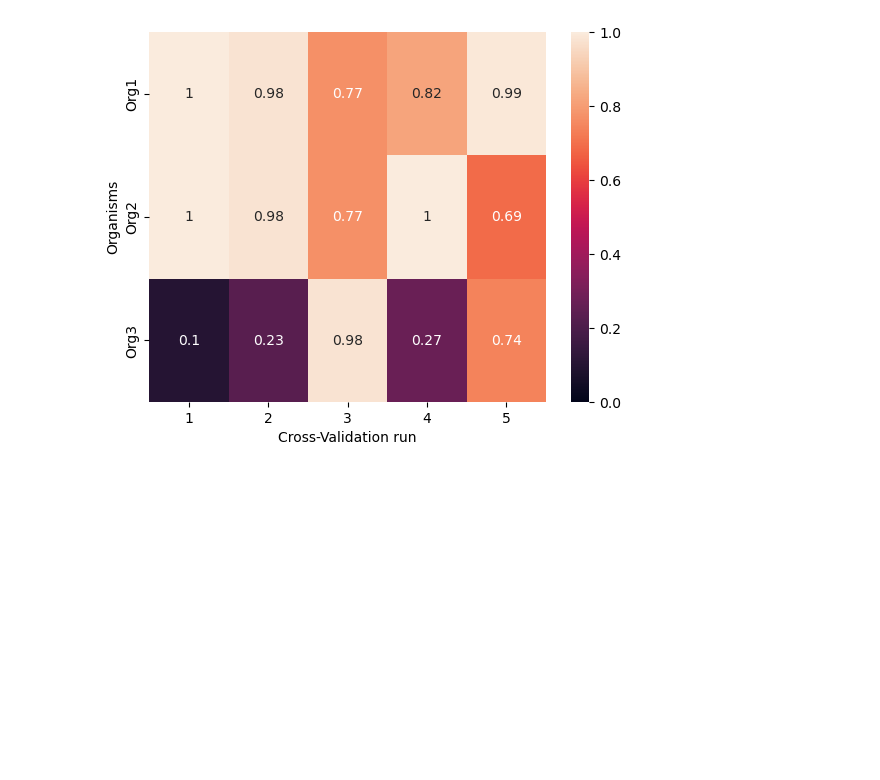
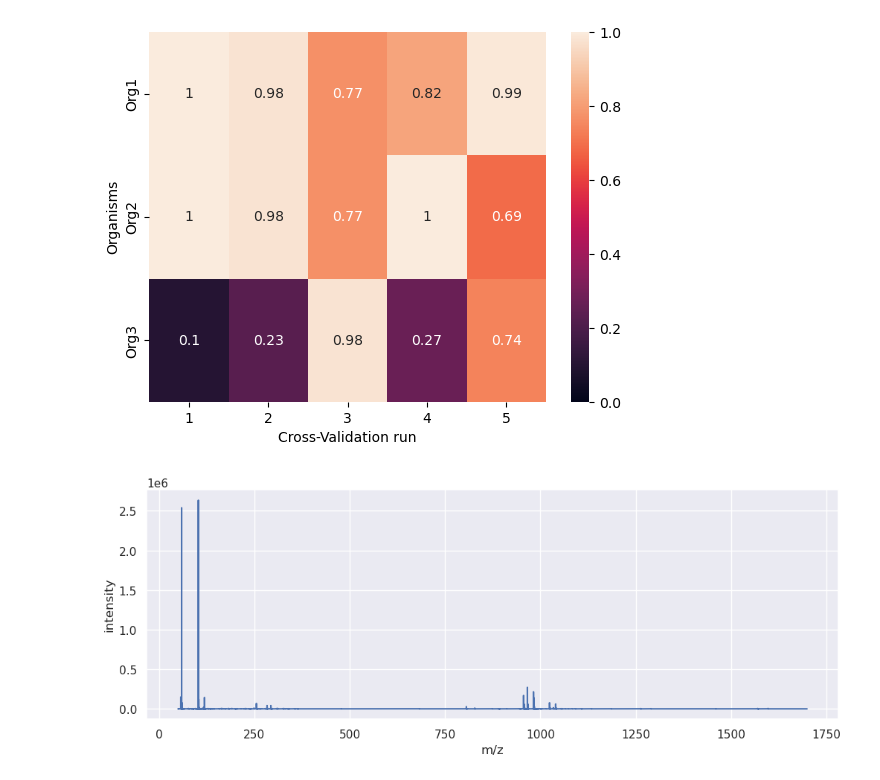
Before and after one commit to JosuaCarl/MStoML, a Jupyter notebook: skripts/Presentation/plot.ipynb, the cells around one changed output. Saved outputs shown, nothing was run; the diff lists cells and outputs as text; code cells hidden in the pictures; blank space fills up the shorter version.

```diff
--- a/skripts/Presentation/plot.ipynb
+++ b/skripts/Presentation/plot.ipynb
@@ -55,3 +55,9 @@ sns.heatmap(plot_df, vmin=0, vmax=1.0, annot=True)
 # %% [output]
 <Axes: xlabel='Cross-Validation run', ylabel='Organisms'>
 [figure]
+# %%
+exp = load_experiment("../../data/comm8_self/converted/msAV206_P3A1_neg.mzML")
+sns.set_theme(rc={"figure.figsize":(12, 4)})
+ax = sns.lineplot(pd.DataFrame(np.array(exp[0].get_peaks()).T, columns=["m/z", "intensity"]), x="m/z", y="intensity")
+# %% [output]
+[figure, added]
```
Also changed, not shown: 3 other files.
